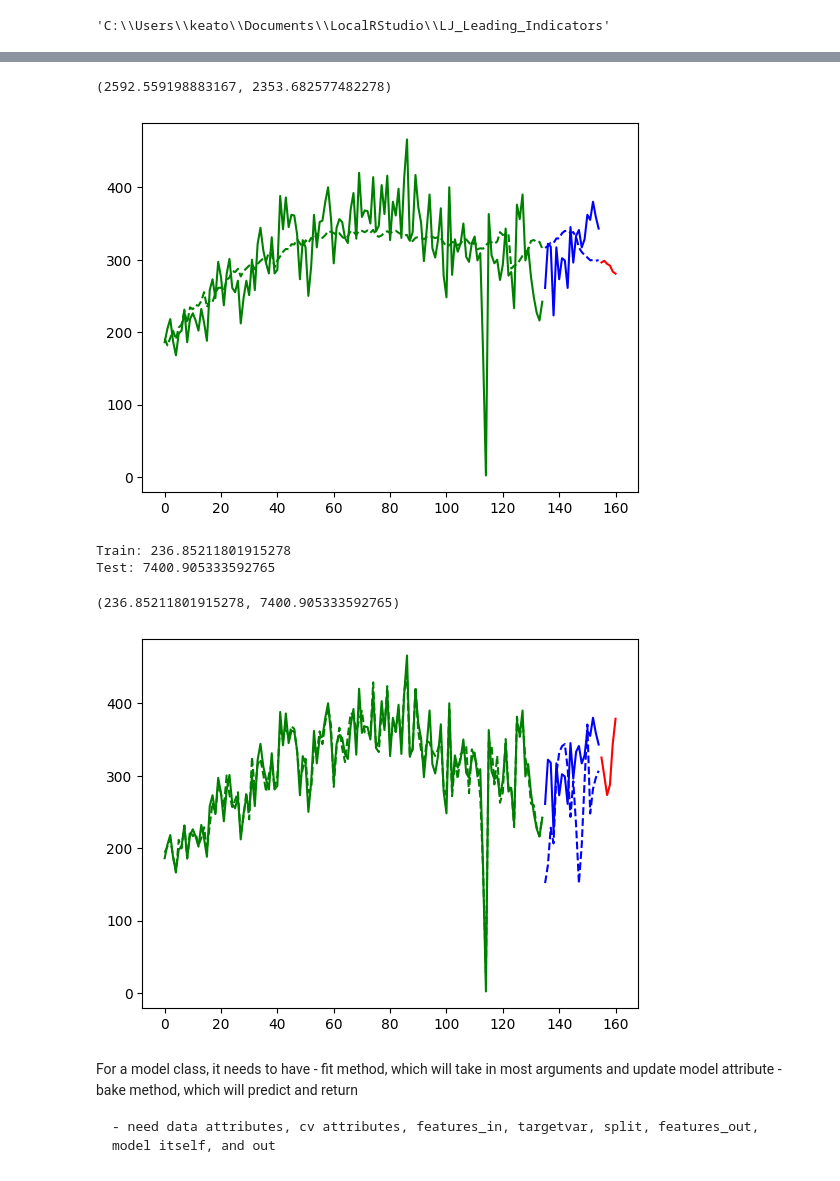
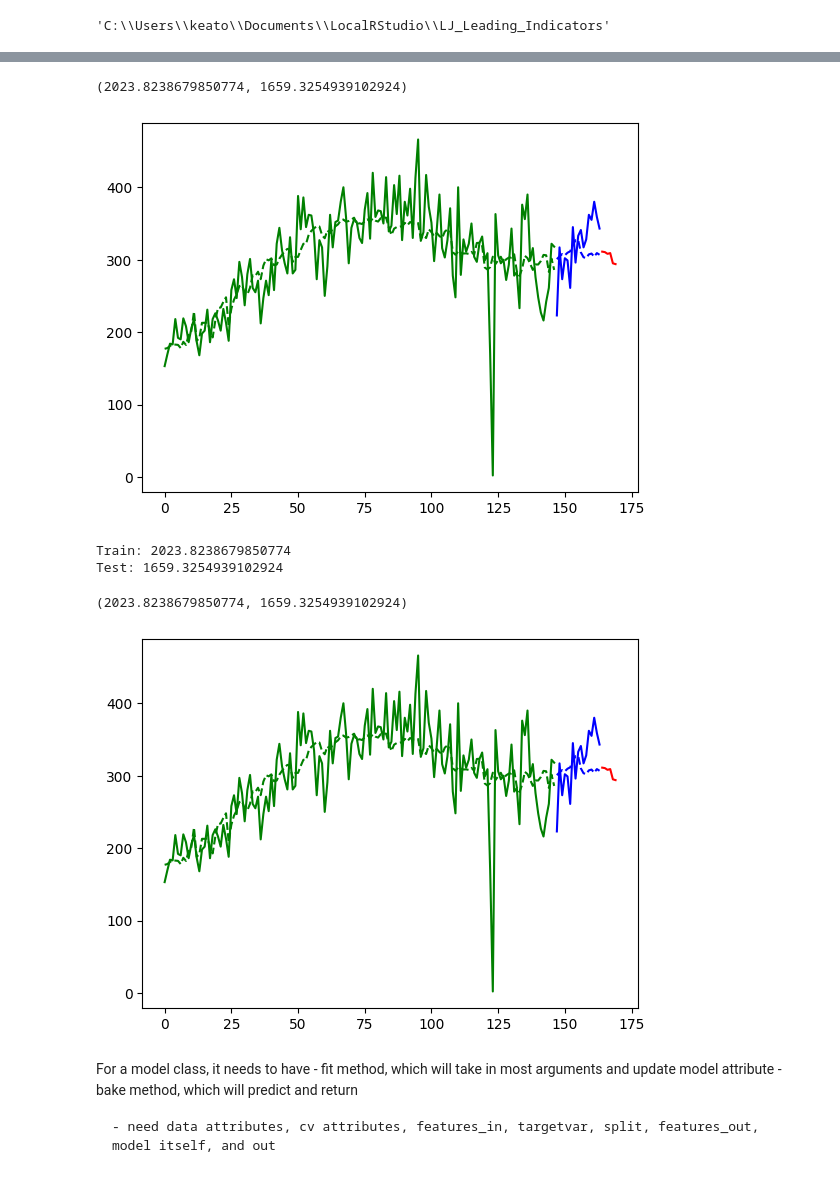
Before and after one commit to kmarkey/LJ_Leading_Indicators, a Jupyter notebook: models/dev/notebooks/train.ipynb, the cells around one changed output, grey strips where cells are left out. Cells and saved outputs as stored; diff of their text form; code cells hidden in the pictures.

```diff
--- a/models/dev/notebooks/train.ipynb
+++ b/models/dev/notebooks/train.ipynb
@@ -29,7 +31,8 @@ from torch.autograd import Variable
 from torch import nn
 
 data = pd.read_csv("data/out/features.csv")
-split = 135
+
+split = (147)
 # %%
 # %% [output]
 'C:\\Users\\keato\\Documents\\LocalRStudio\\LJ_Leading_Indicators'
@@ -121,6 +125,6 @@ Test: 1771.262965269582
 # %%
 m = lstm()
-m.fit(data = data, split = split, hidden_size= 8, num_epochs= 150, verbose = 2)
+m.fit(data = data, split = split, hidden_size= 8, num_epochs= 100, verbose = 2)
 m.predict(ahead = 6)
 out_eval(m.full, criterion=mean_squared_error, verbose = 2)
 # %% [output]
@@ -139,12 +143,12 @@ Test: 2353.682577482278
-(2592.559198883167, 2353.682577482278)
+(2023.8238679850774, 1659.3254939102924)
-[figure, old version]
+[figure, new version]
 # %%
 out_eval(m.full, criterion=mean_squared_error, verbose = 2)
 # %% [output]
-Train: 236.85211801915278
-Test: 7400.905333592765
+Train: 2023.8238679850774
+Test: 1659.3254939102924
-(236.85211801915278, 7400.905333592765)
+(2023.8238679850774, 1659.3254939102924)
-[figure, old version]
+[figure, new version]
 # %% [markdown]
 For a model class, it needs to have
     - fit method, which will take in most arguments and update model attribute
```
Also changed, not shown: parts of 7 cells of this notebook, 8 other files.
